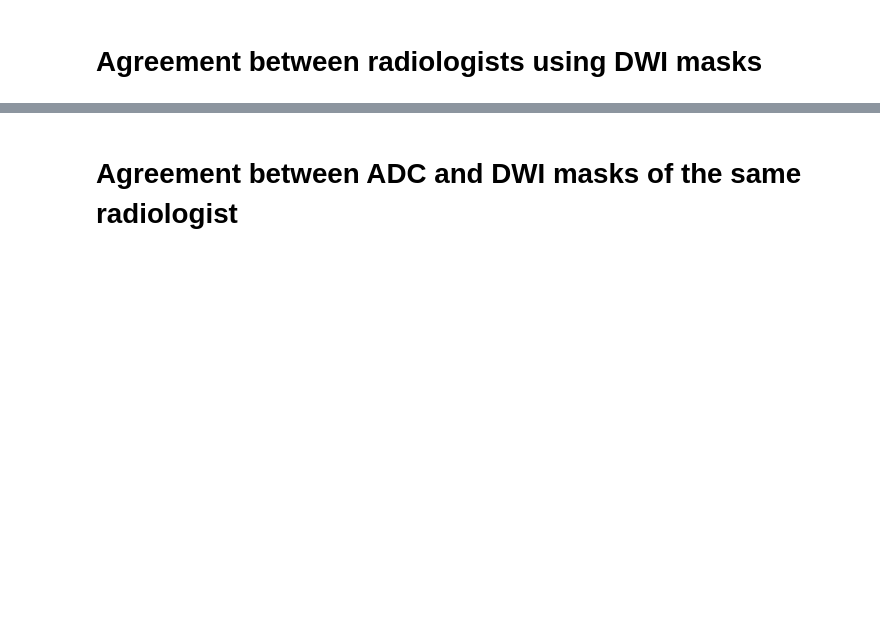
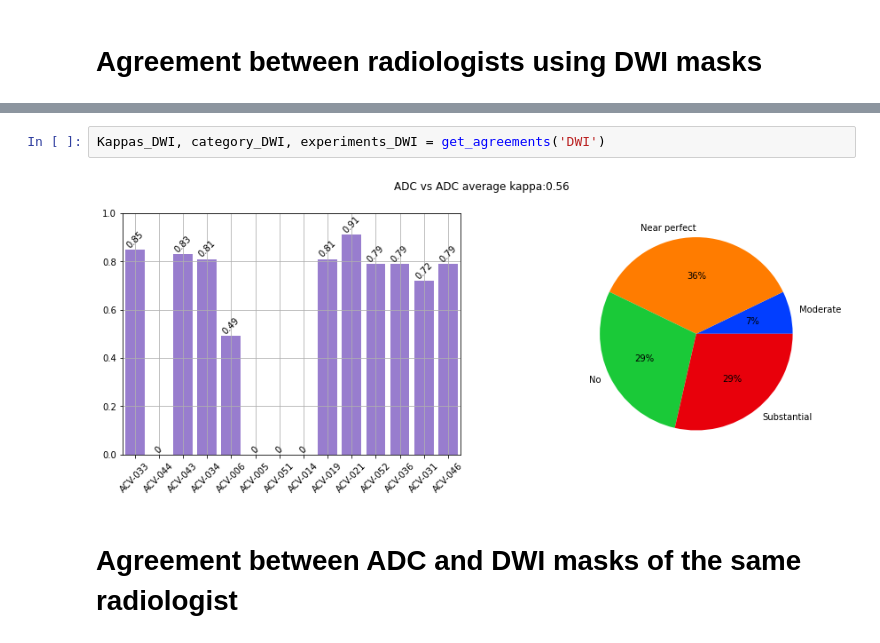
Before and after one commit to Sangohe/ais-foscal, a Jupyter notebook: 01-overlapping-between-modalities.ipynb, the cells around one changed output, grey strips where cells are left out. Saved outputs shown, nothing was run; the diff lists cells and outputs as text; blank space fills up the shorter version.

```diff
--- a/01-overlapping-between-modalities.ipynb
+++ b/01-overlapping-between-modalities.ipynb
@@ -263,2 +217,6 @@ kappa primedio: 0.5564285714285714
+# %%
+Kappas_DWI, category_DWI, experiments_DWI = get_agreements('DWI')
+# %% [output]
+[figure, added]
 # %% [markdown]
 # Agreement between ADC and DWI masks of the same radiologist
```
Also changed, not shown: parts of 17 cells of this notebook, 5 other files.
